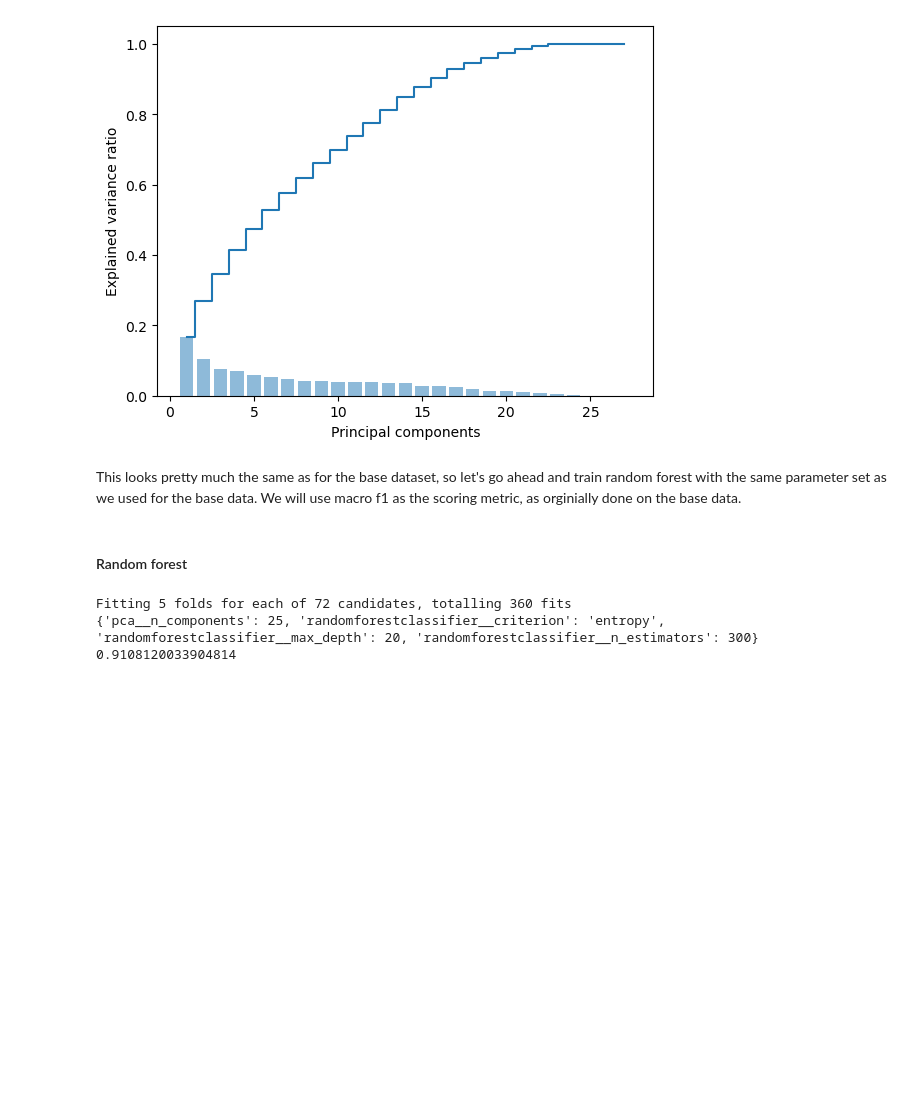
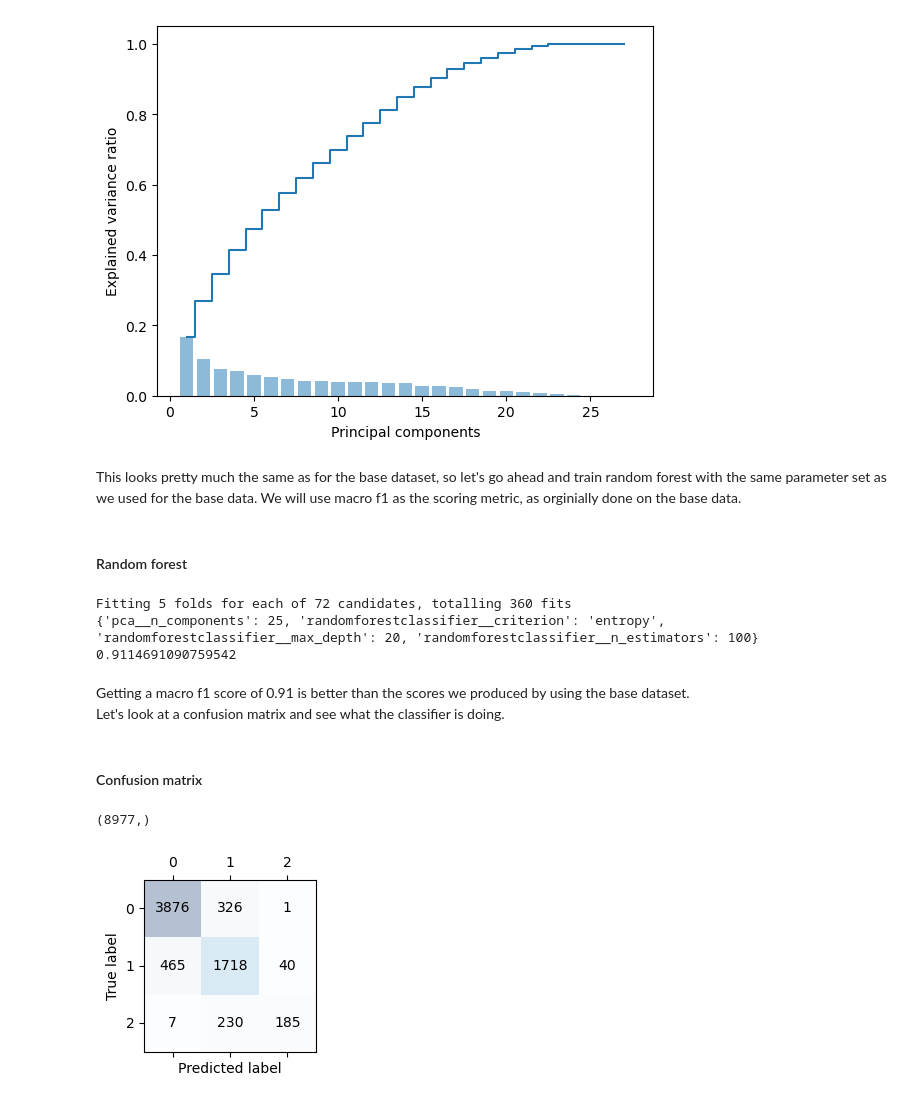
Before and after one commit to KristofferHemm/housepriceprediction, a Jupyter notebook: housepriceprediction.ipynb, the cells around one changed output. Saved outputs shown, nothing was run; the diff lists cells and outputs as text; code cells hidden in the pictures; blank space fills up the shorter version.

Commit message:
added confusion matrix

```diff
--- a/housepriceprediction.ipynb
+++ b/housepriceprediction.ipynb
@@ -438,9 +436,9 @@ actual_targets = np.array([]) # Array for true y values
 pipe_rf = make_pipeline(PCA(n_components=25), RandomForestClassifier(criterion='entropy', max_depth=20, n_estimators=200))
 
 for i in kfold.split(no_outliers_df):
-    X_train, X_test, y_train, y_test = train_test_split(X_train, y_train)
-    pipe_rf.fit(X_train, y_train)
-    y_pred = pipe_rf.predict(X_test)
+    X_train, X_test, y_train, y_test = train_test_split(X_train_scaled, y_train)
+    pipe_rf.fit(X_train_scaled, y_train)
+    y_pred = pipe_rf.predict(X_test_scaled)
     predicted_targets= np.append(predicted_targets, y_pred)
     actual_targets = np.append(actual_targets, y_test)
 # %%
@@ -595,8 +593,50 @@ grid_rf_os.fit(X_train_oversampled_scaled, y_train_oversampled)
 print(grid_rf_os.best_params_)
 print(grid_rf_os.best_score_)
 
-best_rf = grid_rf_os.best_estimator_
+best_rf_os = grid_rf_os.best_estimator_
 # %% [output]
 Fitting 5 folds for each of 72 candidates, totalling 360 fits
-{'pca__n_components': 25, 'randomforestclassifier__criterion': 'entropy', 'randomforestclassifier__max_depth': 20, 'randomforestclassifier__n_estimators': 300}
-0.9108120033904814
+{'pca__n_components': 25, 'randomforestclassifier__criterion': 'entropy', 'randomforestclassifier__max_depth': 20, 'randomforestclassifier__n_estimators': 100}
+0.9114691090759542
+# %% [markdown]
+Getting a macro f1 score of 0.91 is better than the scores we produced by using the base dataset.
+Let's look at a confusion matrix and see what the classifier is doing.
+# %% [markdown]
+#### Confusion matrix
+# %%
+y_train.shape
+# %% [output]
+(8977,)
+# %%
+# We use 5 folds, fit a model and make a prediction for each fold
+kfold = KFold(n_splits=5)
+
+predicted_targets = np.array([]) # Array for predictions
+actual_targets = np.array([]) # Array for true y values
+
+pipe_rf = make_pipeline(PCA(n_components=25), RandomForestClassifier(criterion='entropy', max_depth=20, n_estimators=100))
+
+for i in kfold.split(no_outliers_df):
+    X_train, X_test, y_train, y_test = train_test_split(X_train, y_train)
+    pipe_rf.fit(X_train, y_train)
+    y_pred = pipe_rf.predict(X_test)
+    predicted_targets= np.append(predicted_targets, y_pred)
+    actual_targets = np.append(actual_targets, y_test)
+# %%
+# Make confusion matrix
+confmat = confusion_matrix(y_true=actual_targets, y_pred=predicted_targets)
+
+# Make the plot
+fig, ax = plt.subplots(figsize=(2.5, 2.5))
+ax.matshow(confmat, cmap=plt.cm.Blues, alpha=0.3)
+for i in range(confmat.shape[0]):
+    for j in range(confmat.shape[1]):
+        ax.text(x=j, y=i, s=confmat[i, j], va='center', ha='center')
+
+plt.xlabel('Predicted label')
+plt.ylabel('True label')
+
+plt.tight_layout()
+plt.show()
+# %% [output]
+[figure, added]
```
Also changed, not shown: parts of 4 cells of this notebook.
